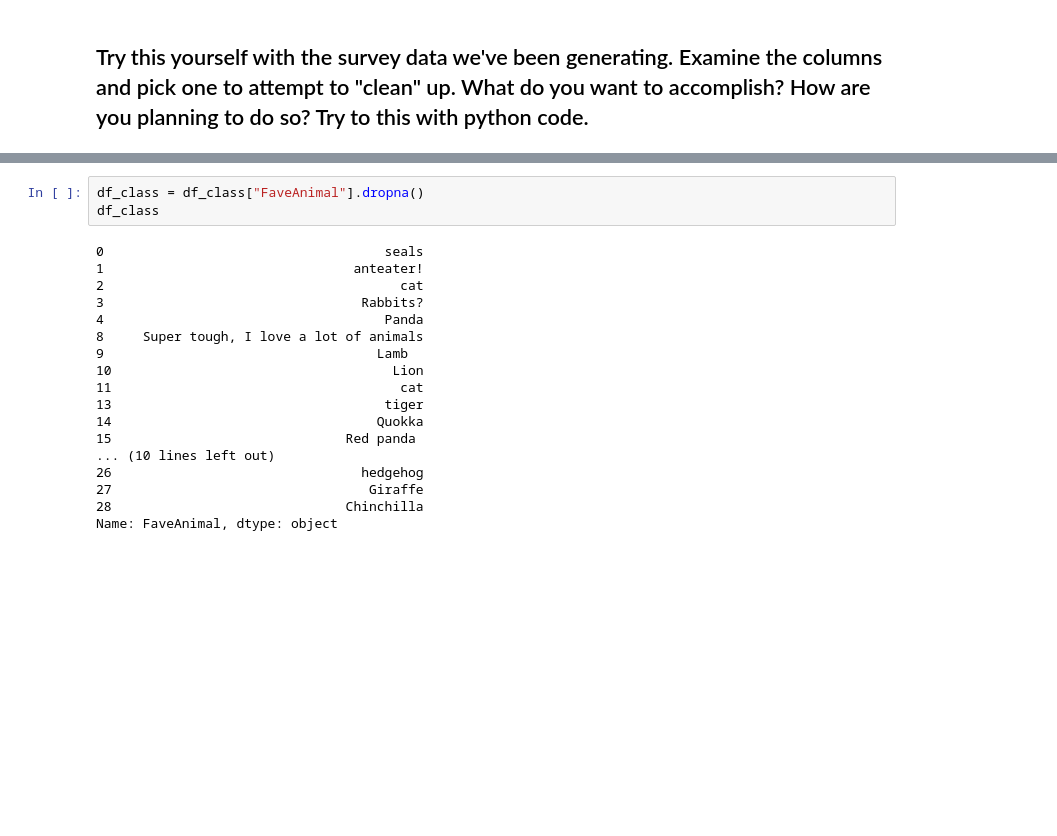
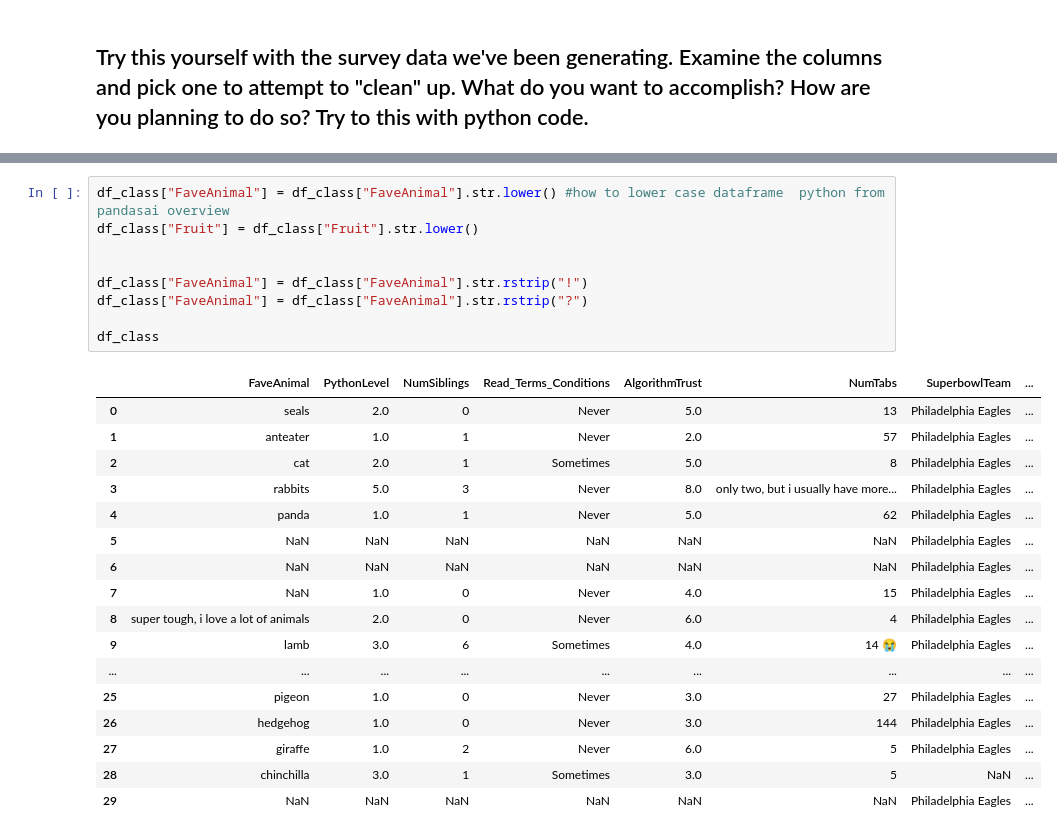
Before and after one commit to BMC-Intersectional-Data-Feminism/data-cleaning-Bunxny, a Jupyter notebook: data_cleaning.ipynb, the cells around one changed output, grey strips where cells are left out. Drawn from its saved outputs; the diff is of its cells as text; blank space fills up the shorter version.

Commit message:
changing animals and fruit

```diff
--- a/data_cleaning.ipynb
+++ b/data_cleaning.ipynb
@@ -205,24 +205,30 @@ df_class
 | 27 | Giraffe | 1.0 | 2 | Never | 6.0 | 5 | Philadelphia Eagles | ... |
 | 28 | Chinchilla | 3.0 | 1 | Sometimes | 3.0 | 5 | NaN | ... |
 | 29 | NaN | NaN | NaN | NaN | NaN | NaN | Philadelphia Eagles | ... |
-# %%
-df_class = df_class["FaveAnimal"].dropna()
-df_class
-# %% [output]
-0                                    seals
-1                                anteater!
-2                                      cat
-3                                 Rabbits?
-4                                    Panda
-8     Super tough, I love a lot of animals
-9                                   Lamb
-10                                    Lion
-11                                     cat
-13                                   tiger
-14                                  Quokka
-15                              Red panda
-... (10 lines left out)
-26                                hedgehog
-27                                 Giraffe
-28                              Chinchilla
-Name: FaveAnimal, dtype: object
+# %%
+df_class["FaveAnimal"] = df_class["FaveAnimal"].str.lower() #how to lower case dataframe  python from pandasai overview
+df_class["Fruit"] = df_class["Fruit"].str.lower()
+
+
+df_class["FaveAnimal"] = df_class["FaveAnimal"].str.rstrip("!")
+df_class["FaveAnimal"] = df_class["FaveAnimal"].str.rstrip("?")
+
+df_class
+# %% [output]
+|  | FaveAnimal | PythonLevel | NumSiblings | Read_Terms_Conditions | AlgorithmTrust | NumTabs | SuperbowlTeam | ... |
+| 0 | seals | 2.0 | 0 | Never | 5.0 | 13 | Philadelphia Eagles | ... |
+| 1 | anteater | 1.0 | 1 | Never | 2.0 | 57 | Philadelphia Eagles | ... |
+| 2 | cat | 2.0 | 1 | Sometimes | 5.0 | 8 | Philadelphia Eagles | ... |
+| 3 | rabbits | 5.0 | 3 | Never | 8.0 | only two, but i usually have more... | Philadelphia Eagles | ... |
+| 4 | panda | 1.0 | 1 | Never | 5.0 | 62 | Philadelphia Eagles | ... |
+| 5 | NaN | NaN | NaN | NaN | NaN | NaN | Philadelphia Eagles | ... |
+| 6 | NaN | NaN | NaN | NaN | NaN | NaN | Philadelphia Eagles | ... |
+| 7 | NaN | 1.0 | 0 | Never | 4.0 | 15 | Philadelphia Eagles | ... |
+| 8 | super tough, i love a lot of animals | 2.0 | 0 | Never | 6.0 | 4 | Philadelphia Eagles | ... |
+| 9 | lamb | 3.0 | 6 | Sometimes | 4.0 | 14 😭 | Philadelphia Eagles | ... |
+| ... | ... | ... | ... | ... | ... | ... | ... | ... |
+| 25 | pigeon | 1.0 | 0 | Never | 3.0 | 27 | Philadelphia Eagles | ... |
+| 26 | hedgehog | 1.0 | 0 | Never | 3.0 | 144 | Philadelphia Eagles | ... |
+| 27 | giraffe | 1.0 | 2 | Never | 6.0 | 5 | Philadelphia Eagles | ... |
+| 28 | chinchilla | 3.0 | 1 | Sometimes | 3.0 | 5 | NaN | ... |
+| 29 | NaN | NaN | NaN | NaN | NaN | NaN | Philadelphia Eagles | ... |
```
